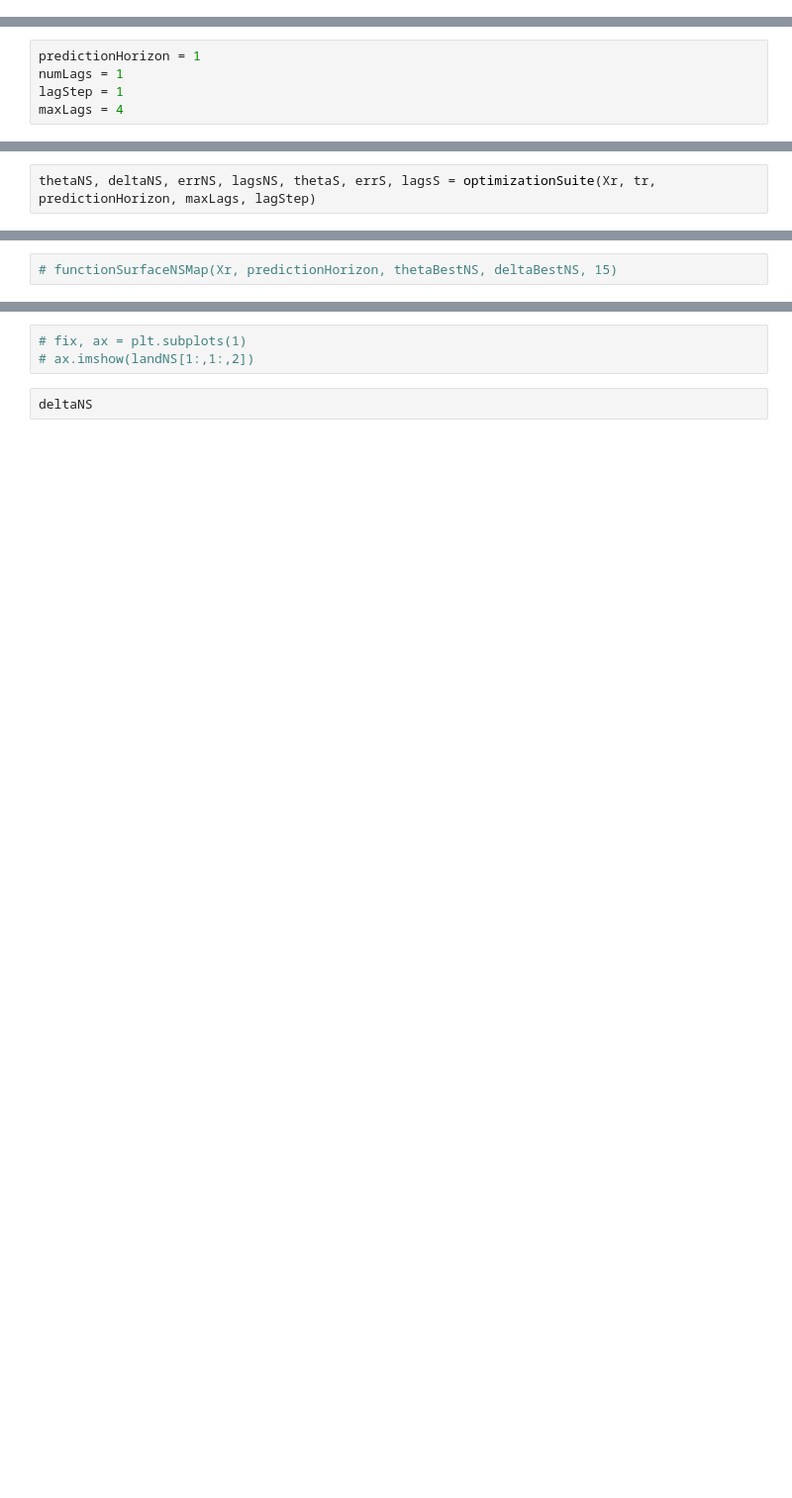
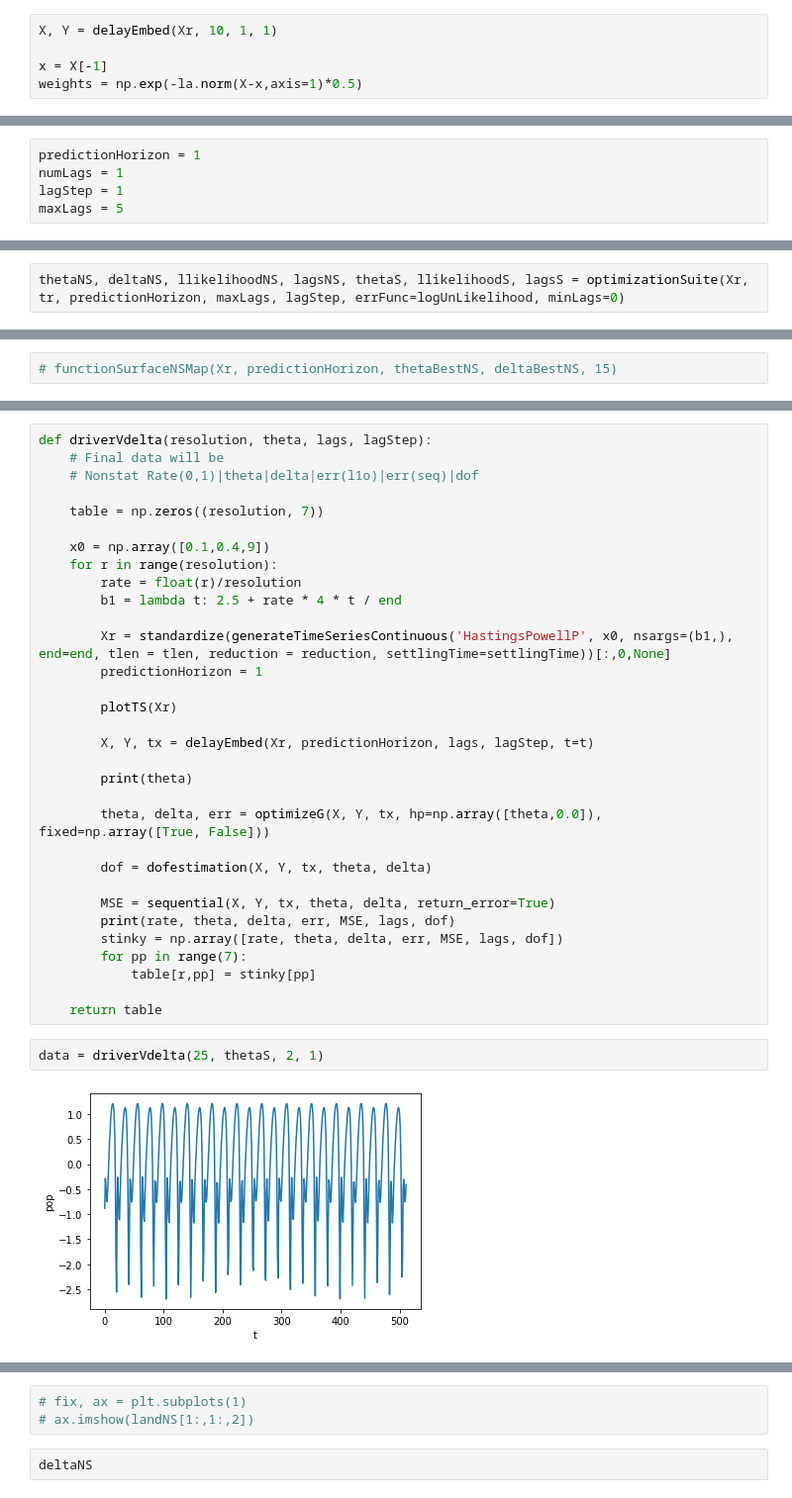
Before and after one commit to kenflat2/Nonlinear-Regression, a Jupyter notebook: Nonstationary SMap.ipynb, the cells around one changed output, grey strips where cells are left out. Shown at 99% size. Saved outputs shown, nothing was run; the diff lists cells and outputs as text; blank space fills up the shorter version.

```diff
--- a/Nonstationary SMap.ipynb
+++ b/Nonstationary SMap.ipynb
@@ -248,0 +245,5 @@ gtsr = b1(t) # driverArray
+# %%
+X, Y = delayEmbed(Xr, 10, 1, 1)
+
+x = X[-1]
+weights = np.exp(-la.norm(X-x,axis=1)*0.5)
@@ -385,4 +459,4 @@ FNNplot(Xr, 5, 4)
 predictionHorizon = 1
 numLags = 1
 lagStep = 1
-maxLags = 4
+maxLags = 5
@@ -389,3 +511,3 @@ maxLags = 4
 # %%
-thetaNS, deltaNS, errNS, lagsNS, thetaS, errS, lagsS = optimizationSuite(Xr, tr, predictionHorizon, maxLags, lagStep)
+thetaNS, deltaNS, llikelihoodNS, lagsNS, thetaS, llikelihoodS, lagsS = optimizationSuite(Xr, tr, predictionHorizon, maxLags, lagStep, errFunc=logUnLikelihood, minLags=0)
 # %% [output]
@@ -482,0 +624,36 @@ Probability SMap beats NSMap:  1.296689291038473e-23
+# %%
+def driverVdelta(resolution, theta, lags, lagStep):
+    # Final data will be
+    # Nonstat Rate(0,1)|theta|delta|err(l1o)|err(seq)|dof
+
+    table = np.zeros((resolution, 7))
+
+    x0 = np.array([0.1,0.4,9])
+    for r in range(resolution):
+        rate = float(r)/resolution
+        b1 = lambda t: 2.5 + rate * 4 * t / end
+
+        Xr = standardize(generateTimeSeriesContinuous('HastingsPowellP', x0, nsargs=(b1,), end=end, tlen = tlen, reduction = reduction, settlingTime=settlingTime))[:,0,None]
+        predictionHorizon = 1
+
+        plotTS(Xr)
+
+        X, Y, tx = delayEmbed(Xr, predictionHorizon, lags, lagStep, t=t)
+
+        print(theta)
+
+        theta, delta, err = optimizeG(X, Y, tx, hp=np.array([theta,0.0]), fixed=np.array([True, False]))
+
+        dof = dofestimation(X, Y, tx, theta, delta)
+
+        MSE = sequential(X, Y, tx, theta, delta, return_error=True)
+        print(rate, theta, delta, err, MSE, lags, dof)
+        stinky = np.array([rate, theta, delta, err, MSE, lags, dof])
+        for pp in range(7):
+            table[r,pp] = stinky[pp]
+
+    return table
+# %%
+data = driverVdelta(25, thetaS, 2, 1)
+# %% [output]
+[figure, added]
```
Also changed, not shown: parts of 58 cells of this notebook, 3 other files.
